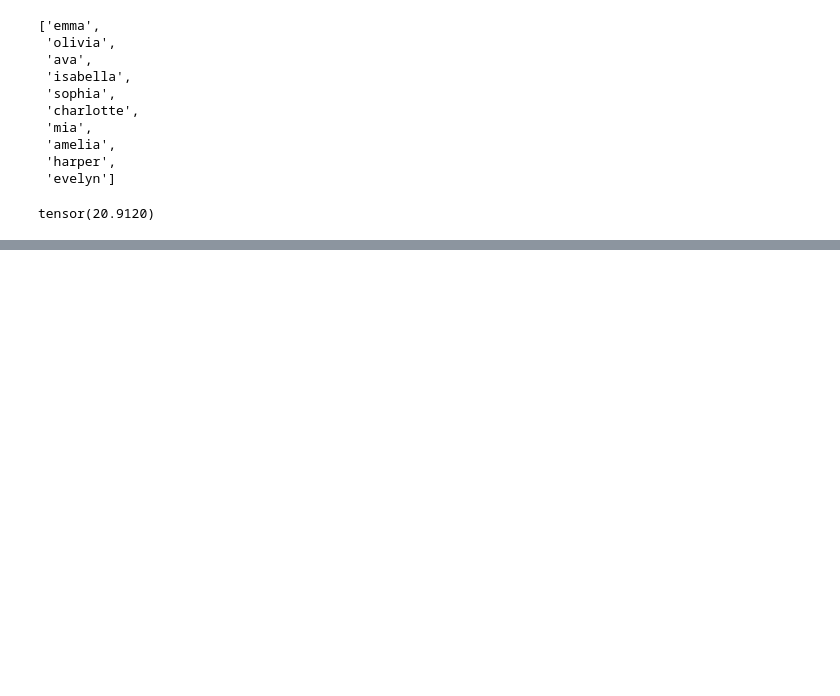
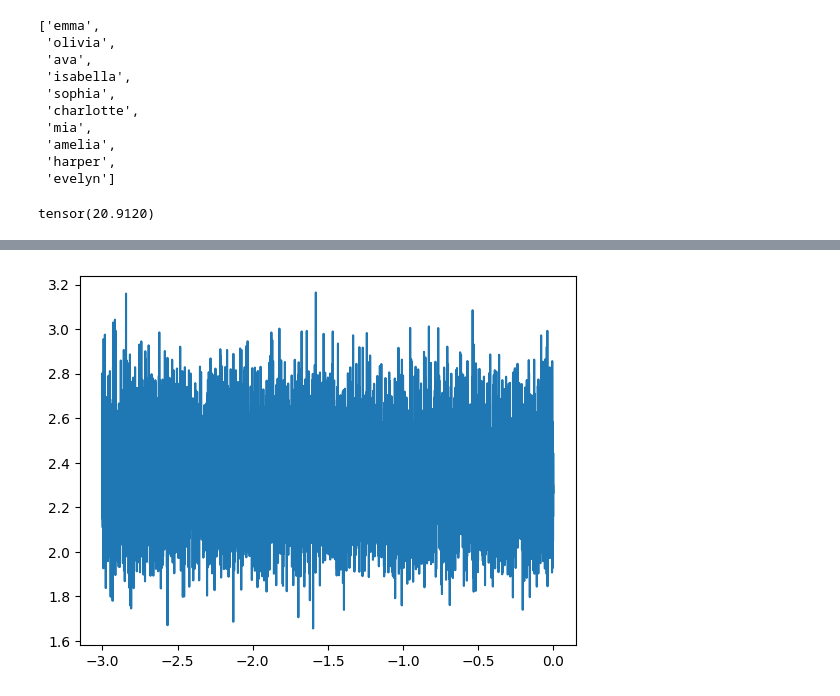
Before and after one commit to popescualexandrucristian/andrej_karpathy_ai_trainining_2024, a Jupyter notebook: building_makemore/the_spelled-out_intro_to_language_modeling_building_makemore_03.ipynb, the cells around one changed output, grey strips where cells are left out. Saved outputs shown, nothing was run; the diff lists cells and outputs as text; code cells hidden in the pictures; blank space fills up the shorter version.

Commit message:
implement minibatches with proper training rates

```diff
--- a/building_makemore/the_spelled-out_intro_to_language_modeling_building_makemore_03.ipynb
+++ b/building_makemore/the_spelled-out_intro_to_language_modeling_building_makemore_03.ipynb
@@ -238,0 +193,34 @@ rao
+# %%
+#training
+rounds = 10000
+for _ in range(1):
+    #we determined that a good learning rate for our data is in between 0.1 and 1
+    lre = torch.linspace(-3,0, rounds) # we create a linear space for the powers
+    lri = 10**lre # in the end we want an exponential step
+    losses = []
+    for current_round in range(rounds):
+        ##mini batch
+        batch_indexes = torch.randint(0, xs.shape[0], (32,))
+        local_xs = xs[batch_indexes]
+        local_ys = ys[batch_indexes]
+        ##forward
+        loss = calculate_loss(parameters, local_xs, local_ys, num_embading_dimensions, embading_size)
+
+        #if current_round == 0:
+        #    print(f'start loss = {loss}')
+        #elif (current_round + 1) == rounds:
+        #    print(f'final loss = {loss}')
+
+        ##backward
+        for p in parameters[1:]:
+            p.grad = None
+        loss.backward()
+
+        ##correction
+        for p in parameters[1:]:
+            p.data += -lri[current_round]*0.01 * p.grad
+
+        losses.append(loss.item())
+    plt.plot(lre, losses)
+# %% [output]
+[figure, added]
```
Also changed, not shown: parts of 2 cells of this notebook.
